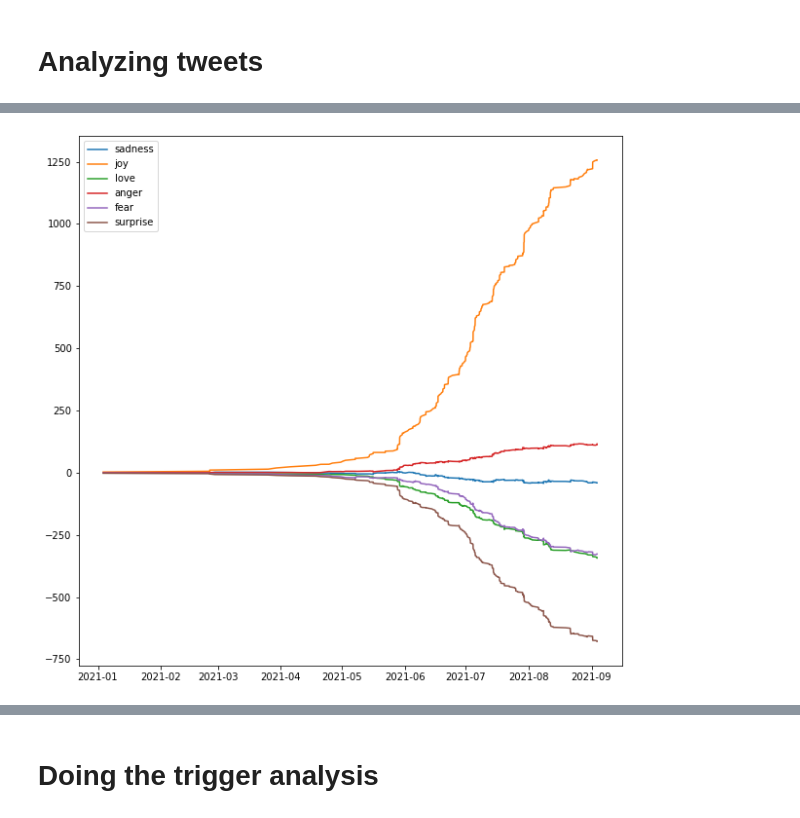
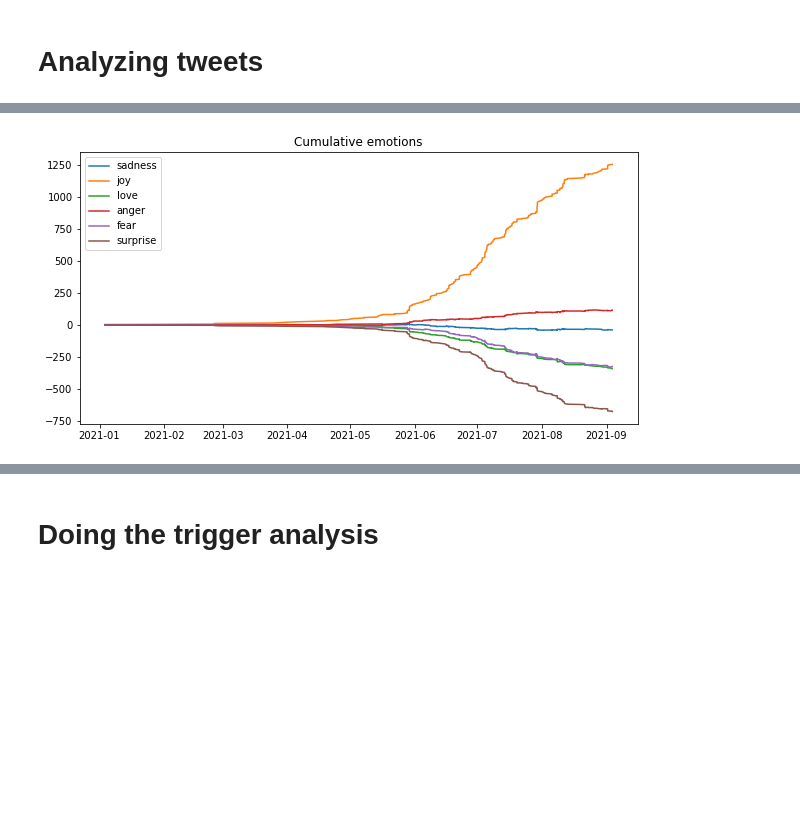
Before and after one commit to sergia-ch/twitter-emotions-friend, a Jupyter notebook: tweets-emotions-chart.ipynb, the cells around one changed output, grey strips where cells are left out. Cells and saved outputs as stored; diff of their text form; code cells hidden in the pictures; blank space fills up the shorter version.

```diff
--- a/tweets-emotions-chart.ipynb
+++ b/tweets-emotions-chart.ipynb
@@ -169,7 +176,8 @@ def get_all_tweets(userId, guest_token):
   while True:
     try:
       tweets = get_tweets(userId=userId, guest_token=guest_token, cursor=cursor)
-    except:
+    except Exception as e:
+      raise e
       break
 
     if not tweets['tweets']:
@@ -194,7 +202,7 @@ def generator_limit(g, do_tqdm=True, limit=100):
 # @markdown Get the guest token via developer tools
 
 userId = 1971455317 # @param
-guest_token = 1434502518093062147 # @param
+guest_token = 1434553355477688323 # @param
 limit = 1000 # @param
 
 df = pd.DataFrame(list(generator_limit(get_all_tweets(
@@ -319,16 +311,17 @@ px.line_polar(dfT, r=dfT.columns[1], theta=dfT.columns[0], line_close=True)
 [interactive output not drawn]
 # %%
-plt.figure(figsize=(10, 10))
+plt.figure(figsize=(10, 5))
+plt.title("Cumulative emotions")
 for i, emotion in enumerate(emotions_classes):
   v = df[emotion]
   # v = softmax(emotions_np, axis=1)[:, i]
   v = np.cumsum(v)
   plt.plot(df.creation_date, v, label=emotion)
 
 plt.legend()
 plt.show()
 # %% [output]
-[figure, old version]
+[figure, new version]
 # %%
 most_angry = np.argsort(-df.anger)
 df.iloc[most_angry]
```
Also changed, not shown: parts of 21 cells of this notebook.
